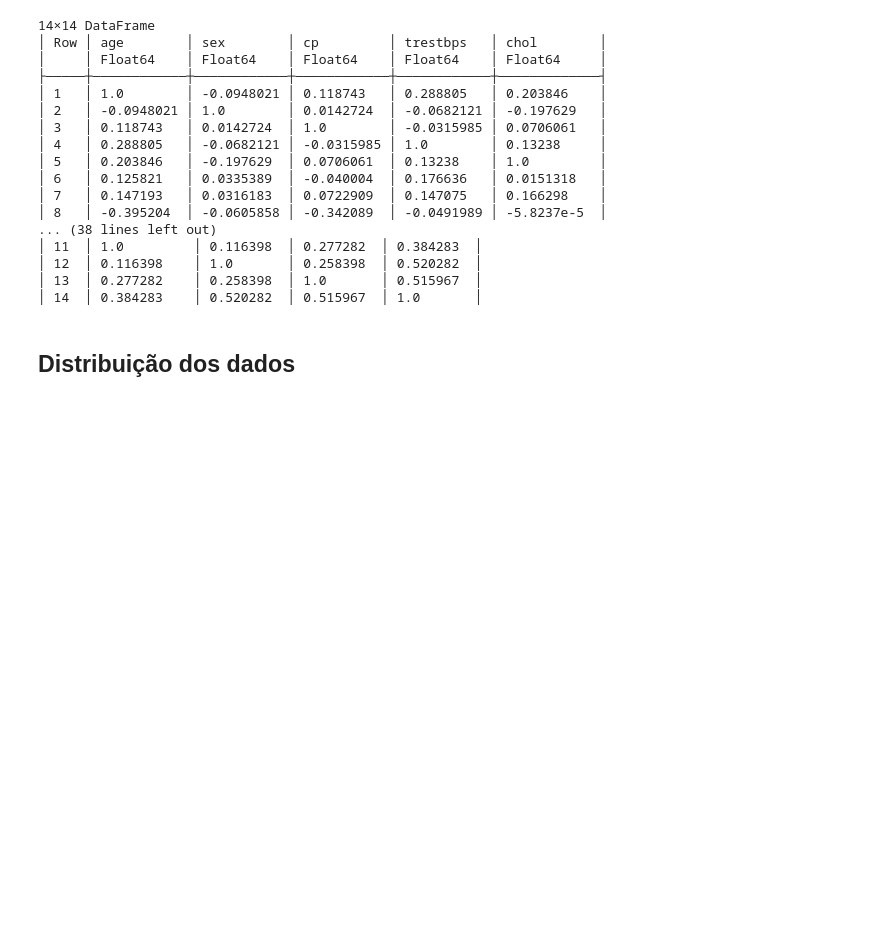
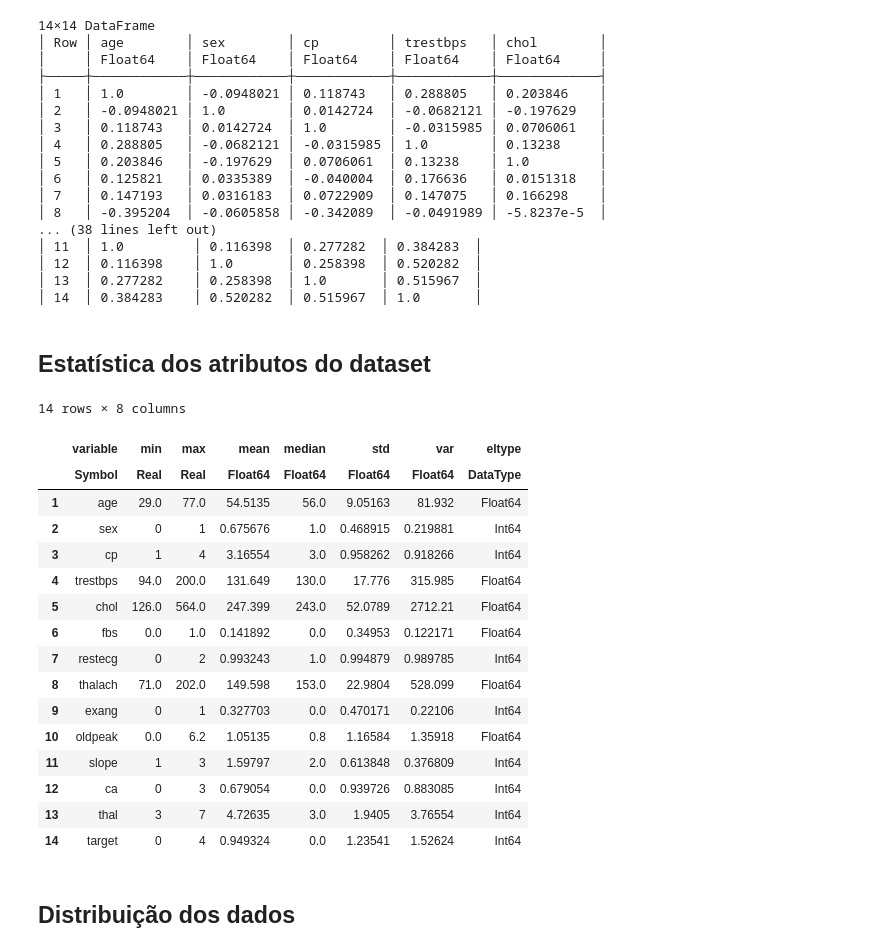
Before and after one commit to LucasGarcia07/cardiacDiseasePrediction, a Jupyter notebook: cardiactests.ipynb, the cells around one changed output. Cells and saved outputs as stored; diff of their text form; code cells hidden in the pictures; blank space fills up the shorter version.

Commit message:
atualizando os gráficos, colocando std e var no dataframe de statisticas

```diff
--- a/cardiactests.ipynb
+++ b/cardiactests.ipynb
@@ -70,3 +60,12 @@ dropmissing!(df)
 #transformando as duas colunas em float64
 df.ca = parse.(Float64, df.ca)
 df.thal = parse.(Float64, df.thal);
+
+#passando os dados categóricos para int
+df.sex = trunc.(Int, df.sex)
+df.cp = trunc.(Int, df.cp)
+df.restecg = trunc.(Int, df.restecg)
+df.exang = trunc.(Int, df.exang)
+df.slope = trunc.(Int, df.slope)
+df.ca = trunc.(Int, df.ca)
+df.thal = trunc.(Int, df.thal);
@@ -270,5 +252,28 @@ HCorrelation = filter( dfCorrelation)
 │ 12  │ 0.116398    │ 1.0       │ 0.258398  │ 0.520282  │
 │ 13  │ 0.277282    │ 0.258398  │ 1.0       │ 0.515967  │
 │ 14  │ 0.384283    │ 0.520282  │ 0.515967  │ 1.0       │
+# %% [markdown]
+## Estatística dos atributos do dataset
+# %%
+describeDf = describe(df, :min, :max, :mean, :median, :std, :eltype)
+insertcols!(describeDf, 7, :var => map(var, eachcol(df)))
+# %% [output]
+14 rows × 8 columns
+|  | variable | min | max | mean | median | std | var | eltype |
+|  | Symbol | Real | Real | Float64 | Float64 | Float64 | Float64 | DataType |
+| 1 | age | 29.0 | 77.0 | 54.5135 | 56.0 | 9.05163 | 81.932 | Float64 |
+| 2 | sex | 0 | 1 | 0.675676 | 1.0 | 0.468915 | 0.219881 | Int64 |
+| 3 | cp | 1 | 4 | 3.16554 | 3.0 | 0.958262 | 0.918266 | Int64 |
+| 4 | trestbps | 94.0 | 200.0 | 131.649 | 130.0 | 17.776 | 315.985 | Float64 |
+| 5 | chol | 126.0 | 564.0 | 247.399 | 243.0 | 52.0789 | 2712.21 | Float64 |
+| 6 | fbs | 0.0 | 1.0 | 0.141892 | 0.0 | 0.34953 | 0.122171 | Float64 |
+| 7 | restecg | 0 | 2 | 0.993243 | 1.0 | 0.994879 | 0.989785 | Int64 |
+| 8 | thalach | 71.0 | 202.0 | 149.598 | 153.0 | 22.9804 | 528.099 | Float64 |
+| 9 | exang | 0 | 1 | 0.327703 | 0.0 | 0.470171 | 0.22106 | Int64 |
+| 10 | oldpeak | 0.0 | 6.2 | 1.05135 | 0.8 | 1.16584 | 1.35918 | Float64 |
+| 11 | slope | 1 | 3 | 1.59797 | 2.0 | 0.613848 | 0.376809 | Int64 |
+| 12 | ca | 0 | 3 | 0.679054 | 0.0 | 0.939726 | 0.883085 | Int64 |
+| 13 | thal | 3 | 7 | 4.72635 | 3.0 | 1.9405 | 3.76554 | Int64 |
+| 14 | target | 0 | 4 | 0.949324 | 0.0 | 1.23541 | 1.52624 | Int64 |
 # %% [markdown]
 ## Distribuição dos dados
```
Also changed, not shown: parts of 23 cells of this notebook.
